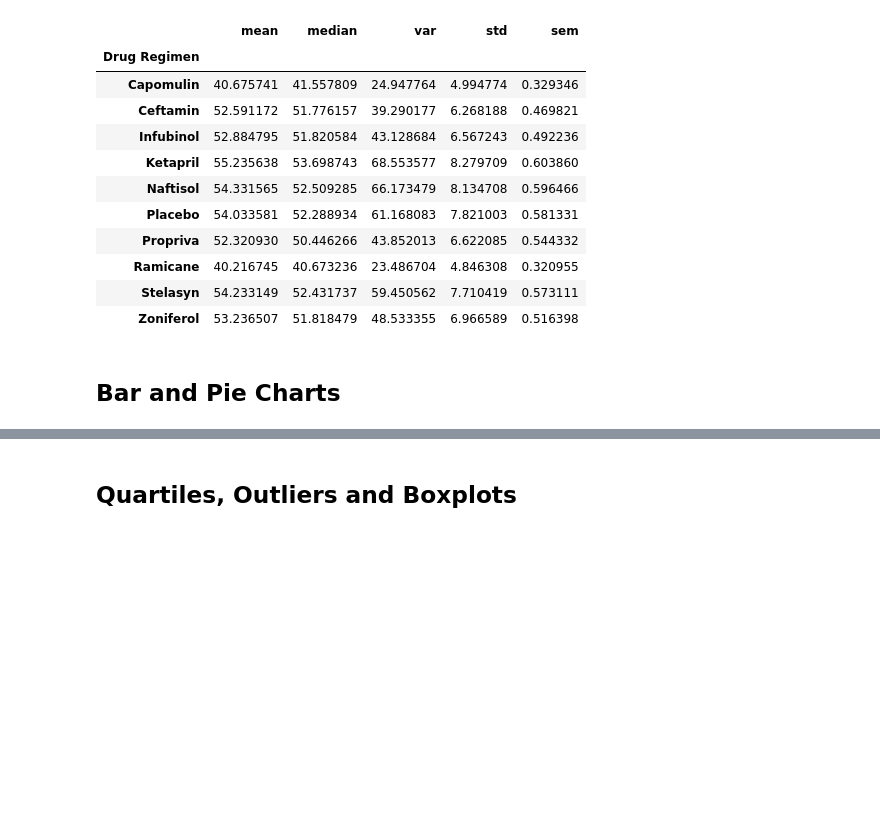
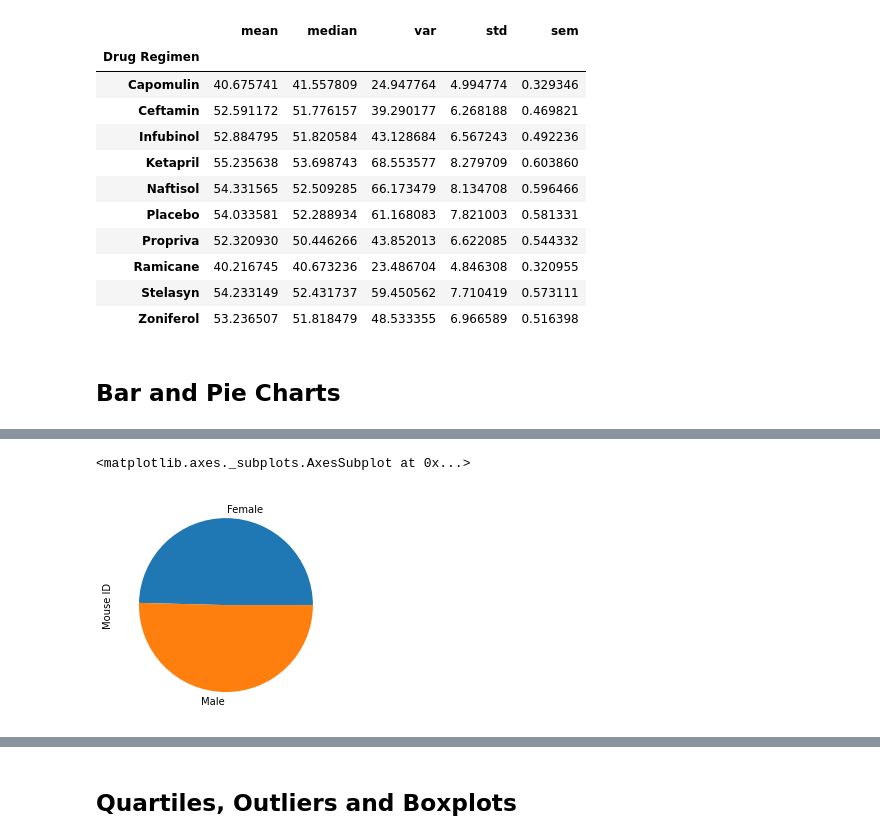
Before and after one commit to schoo424/Matplotlib_Challenge, a Jupyter notebook: pymaceuticals_starter.ipynb, the cells around one changed output, grey strips where cells are left out. Cells and saved outputs as stored; diff of their text form; code cells hidden in the pictures; blank space fills up the shorter version.

```diff
--- a/pymaceuticals_starter.ipynb
+++ b/pymaceuticals_starter.ipynb
@@ -124 +160,9 @@ plt
+# %%
+gender_df = combined_results_df.groupby(["Sex"]).nunique()
+gender_distro = gender_df["Mouse ID"]
+
+gender_distro.plot.pie()
+# %% [output]
+<matplotlib.axes._subplots.AxesSubplot at 0x...>
+[figure, added]
 # %%
```
Also changed, not shown: parts of 7 cells of this notebook.
